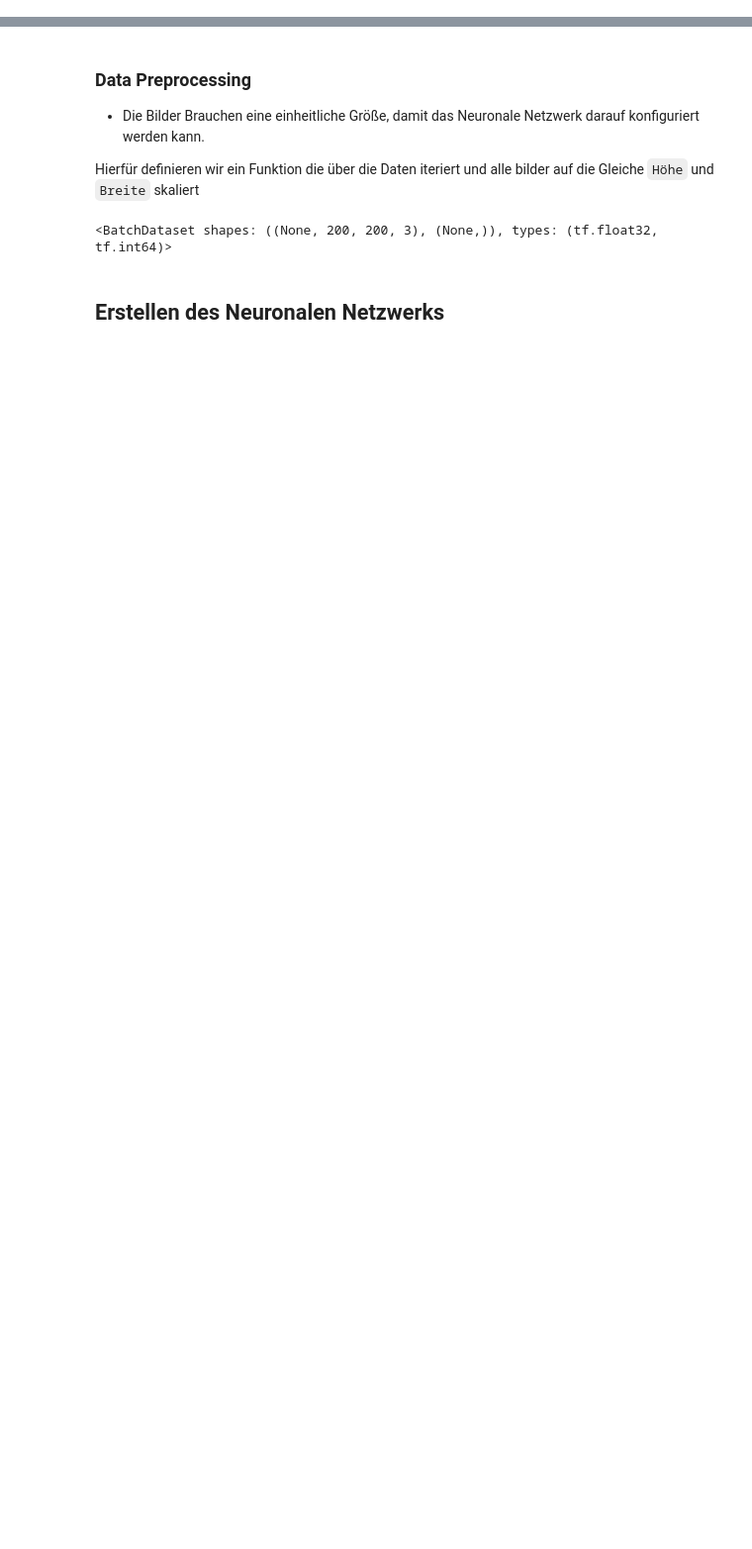
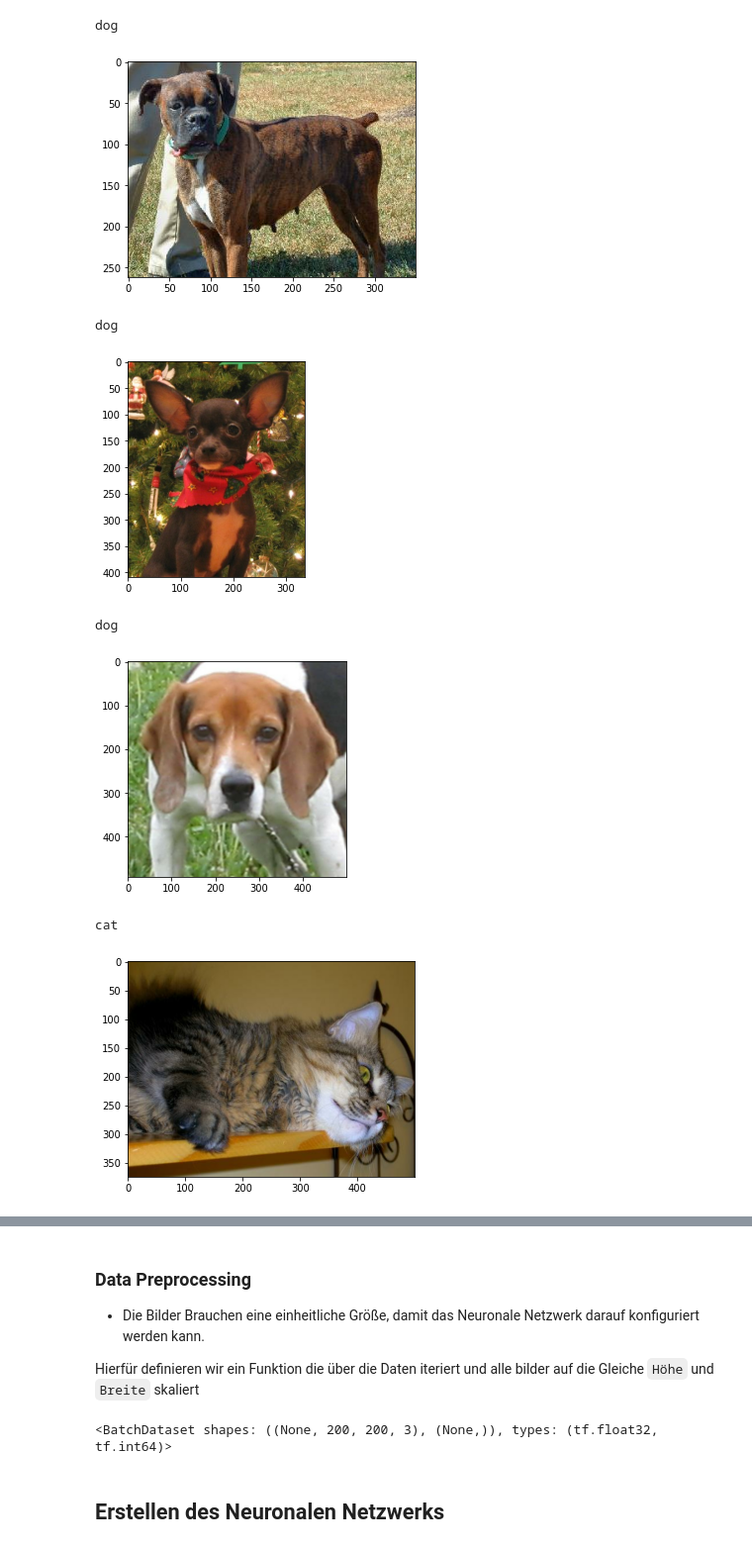
Before and after one commit to NicolaHorst/Cats_vs_Dogs_nn, a Jupyter notebook: src/Cats_vs_Dogs_nn.ipynb, the cells around one changed output, grey strips where cells are left out. Shown at 99% size. Drawn from its saved outputs; the diff is of its cells as text; code cells hidden in the pictures; blank space fills up the shorter version.

```diff
--- a/src/Cats_vs_Dogs_nn.ipynb
+++ b/src/Cats_vs_Dogs_nn.ipynb
@@ -22,10 +29,0 @@ import matplotlib.pyplot as plt
-# %%
-i = 0
-fig, ax = plt.subplots(1, 2)
-for image, label in train_dataset.take(2):
-    ax[i].axis('off')
-    ax[i].set_title(classNames[label])
-    ax[i].imshow(image)
-    i += 1
-
-plt.show()
@@ -33,0 +70,18 @@ plt.show()
+# %%
+for i, sample in enumerate(train_dataset):
+    image = sample[0]
+    label = sample[1]
+    print(classNames[label.numpy()])
+    plt.imshow(image)
+    plt.show()
+
+    if i == 4: break
+# %% [output]
+dog
+[figure, added]
+dog
+[figure, added]
+dog
+[figure, added]
+cat
+[figure, added]
```
Also changed, not shown: parts of 21 cells of this notebook.
